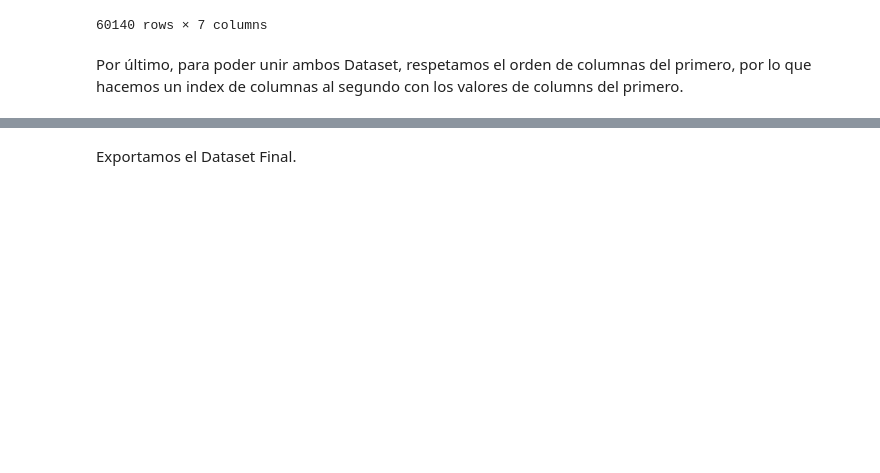
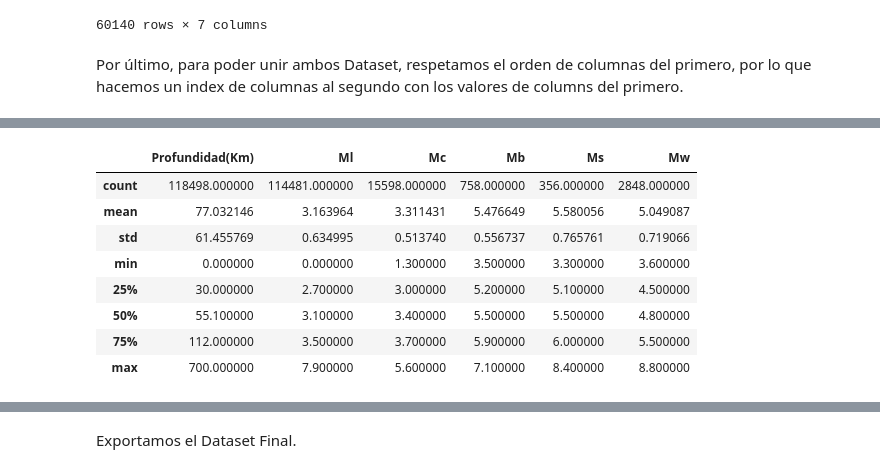
Before and after one commit to Macagonzalezamico/ProyectoSismo, a Jupyter notebook: code/eda/EDA Chile.ipynb, the cells around one changed output, grey strips where cells are left out. Drawn from its saved outputs; the diff is of its cells as text; code cells hidden in the pictures; blank space fills up the shorter version.

```diff
--- a/code/eda/EDA Chile.ipynb
+++ b/code/eda/EDA Chile.ipynb
@@ -177,0 +226,12 @@ plt.show()
+# %%
+SismosChile.describe()
+# %% [output]
+|  | Profundidad(Km) | Ml | Mc | Mb | Ms | Mw |
+| count | 118498.000000 | 114481.000000 | 15598.000000 | 758.000000 | 356.000000 | 2848.000000 |
+| mean | 77.032146 | 3.163964 | 3.311431 | 5.476649 | 5.580056 | 5.049087 |
+| std | 61.455769 | 0.634995 | 0.513740 | 0.556737 | 0.765761 | 0.719066 |
+| min | 0.000000 | 0.000000 | 1.300000 | 3.500000 | 3.300000 | 3.600000 |
+| 25% | 30.000000 | 2.700000 | 3.000000 | 5.200000 | 5.100000 | 4.500000 |
+| 50% | 55.100000 | 3.100000 | 3.400000 | 5.500000 | 5.500000 | 4.800000 |
+| 75% | 112.000000 | 3.500000 | 3.700000 | 5.900000 | 6.000000 | 5.500000 |
+| max | 700.000000 | 7.900000 | 5.600000 | 7.100000 | 8.400000 | 8.800000 |
```
Also changed, not shown: parts of 13 cells of this notebook, 1 other file.
